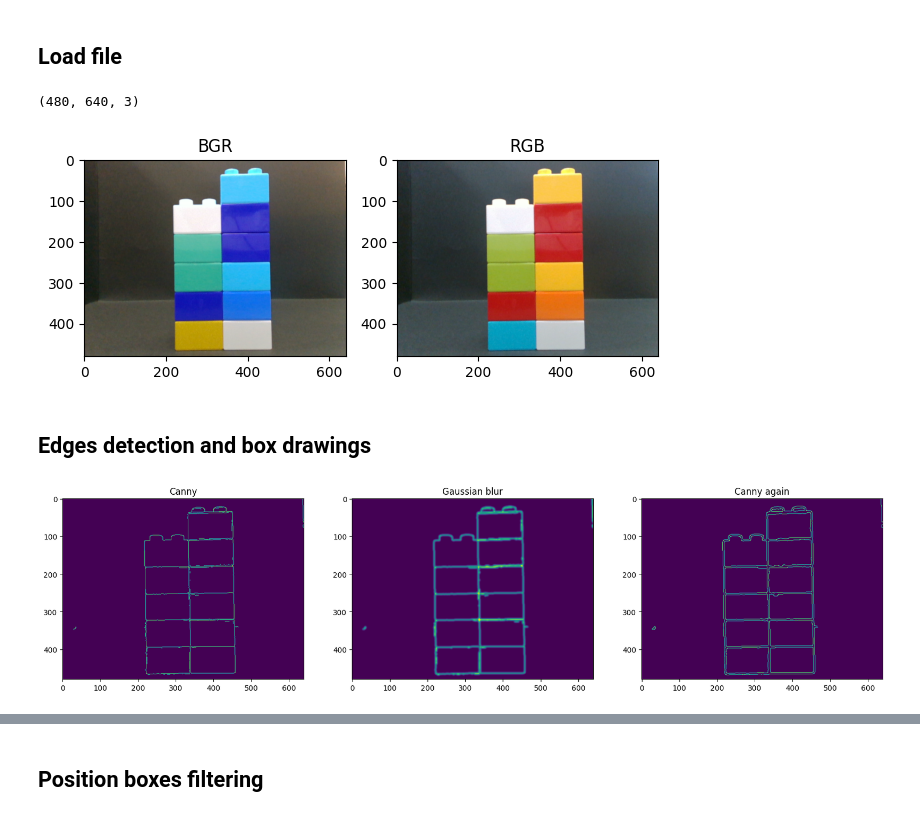
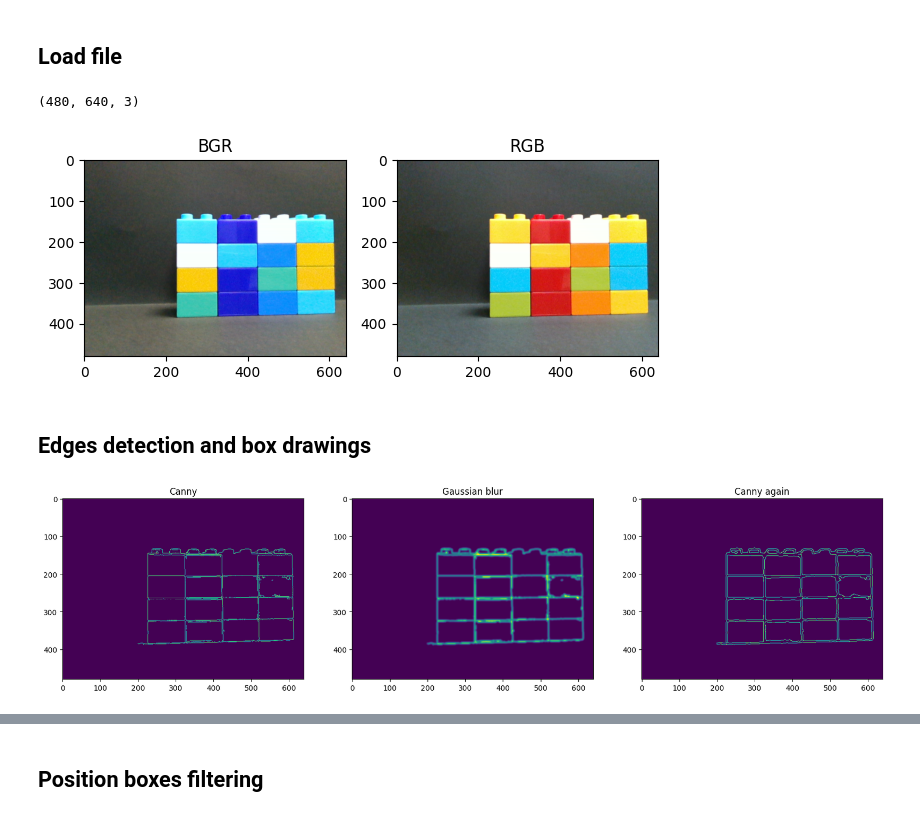
Before and after one commit to jbarciv/LegoMasters, a Jupyter notebook: vision/segmentation.ipynb, the cells around one changed output, grey strips where cells are left out. Drawn from its saved outputs; the diff is of its cells as text; code cells hidden in the pictures.

```diff
--- a/vision/segmentation.ipynb
+++ b/vision/segmentation.ipynb
@@ -15,7 +15,7 @@ import colorsys
 ## File paths
 # %%
 # filepath = r'./images/img0.png'
-filepath = r'./images/6.png'
+filepath = r'./images/20.png'
 # filepath = r'./images/img1.png'
 # filepath = r'./images/1_a.jpg'
 # filepath = r'./images/1_b.png' # -> error when the cable appears!
@@ -41,28 +41,28 @@ if True:
     img = img_RGB
 # %% [output]
 (480, 640, 3)
-[figure, old version]
+[figure, new version]
 # %% [markdown]
 ## Edges detection and box drawings
 # %%
 ##################### Canny to obtain edges #####################
-edges_r = cv2.Canny(img, 100, 200)
+edges_r = cv2.Canny(img, 100, 250)
 if verbose:
     plt.figure(figsize=(20, 8))
     plt.subplot(1, 3, 1)
     plt.imshow(edges_r)
     plt.title('Canny')
 blurred = cv2.GaussianBlur(edges_r, (17, 17), 2)
 if verbose:
     plt.subplot(1, 3, 2)
     plt.imshow(blurred)
     plt.title('Gaussian blur')
 edges_r = cv2.Canny(blurred, 90, 150)
 if verbose:
     plt.subplot(1, 3, 3)
     plt.title('Canny again')
     plt.imshow(edges_r)
 # %% [output]
-[figure, old version]
+[figure, new version]
 # %%
 ##################### We increase the edges to obtain better boxes #####################
```
Also changed, not shown: parts of 14 cells of this notebook.
